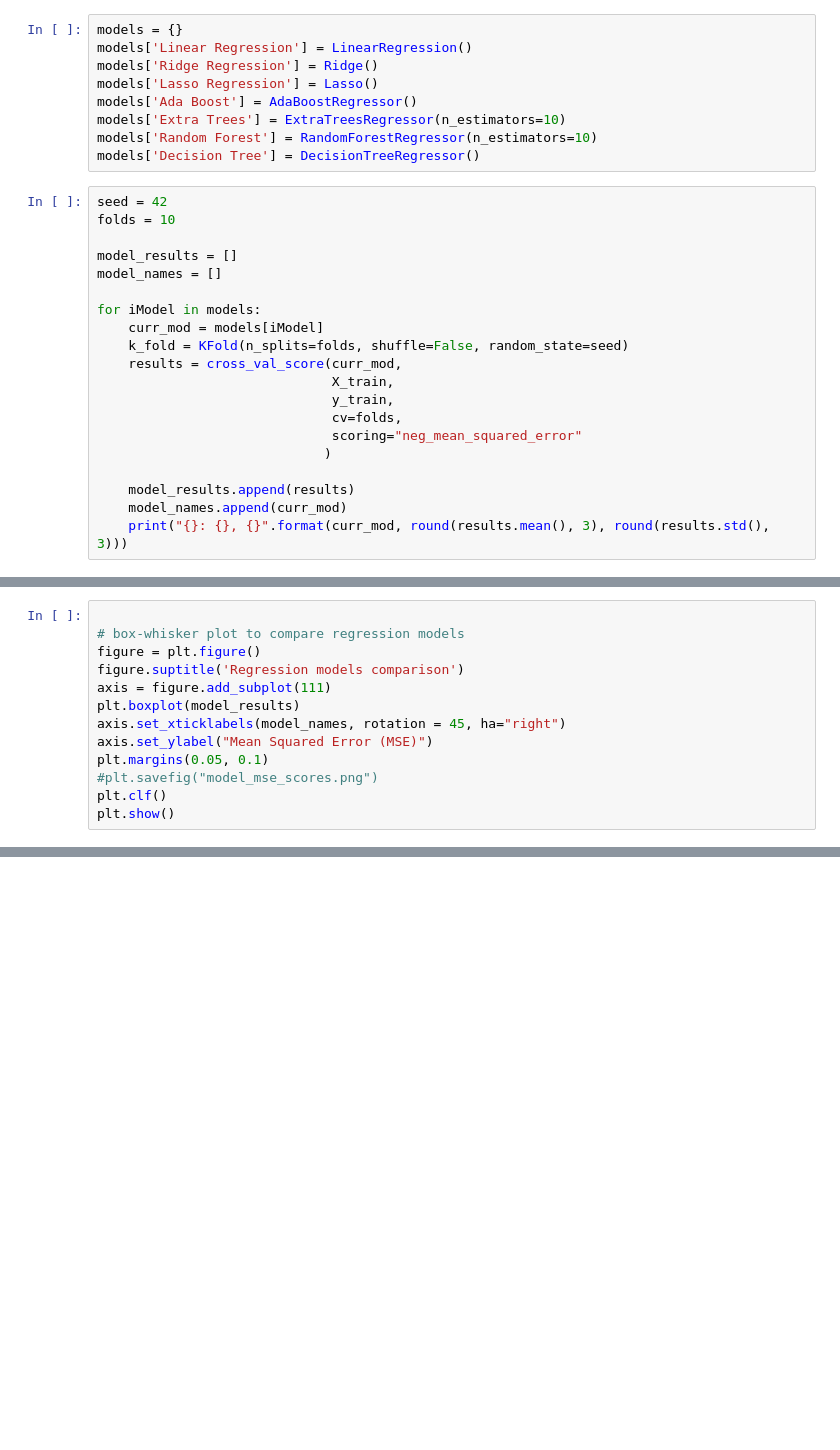
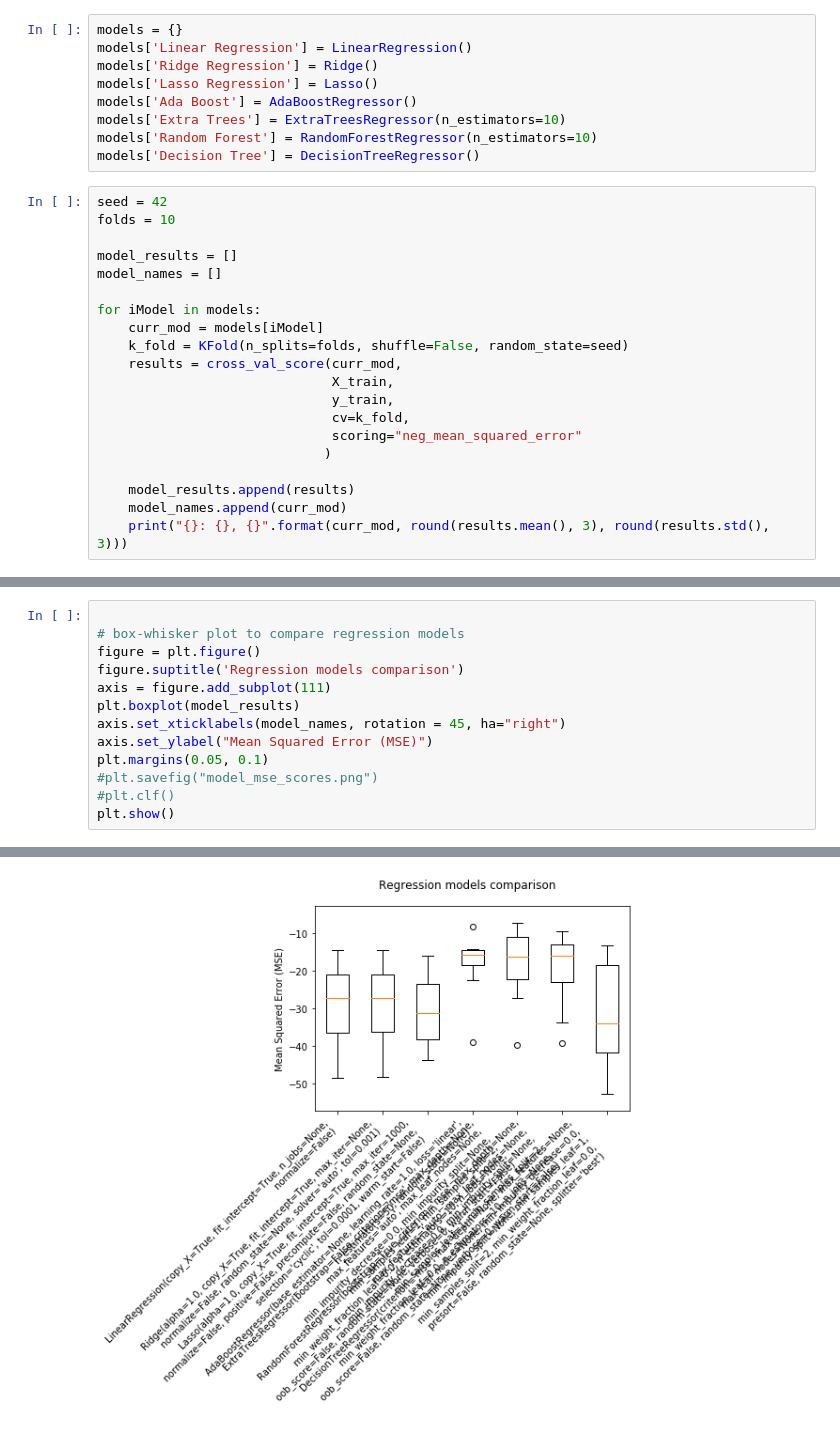
Before and after one commit to juls-dotcom/boston_housing, a Jupyter notebook: notebooks/boston_housing.ipynb, the cells around one changed output, grey strips where cells are left out. Drawn from its saved outputs; the diff is of its cells as text; blank space fills up the shorter version.

```diff
--- a/notebooks/boston_housing.ipynb
+++ b/notebooks/boston_housing.ipynb
@@ -312,7 +307,7 @@ for iModel in models:
     results = cross_val_score(curr_mod,
                               X_train,
                               y_train,
-                              cv=folds,
+                              cv=k_fold,
                               scoring="neg_mean_squared_error"
                              )
 
@@ -348,6 +343,6 @@ axis.set_xticklabels(model_names, rotation = 45, ha="right")
 axis.set_ylabel("Mean Squared Error (MSE)")
 plt.margins(0.05, 0.1)
 #plt.savefig("model_mse_scores.png")
-plt.clf()
+#plt.clf()
 plt.show()
 # %% [output]
@@ -354,0 +349 @@ plt.show()
+[figure, added]
```
Also changed, not shown: parts of 11 cells of this notebook, 2 other files.
